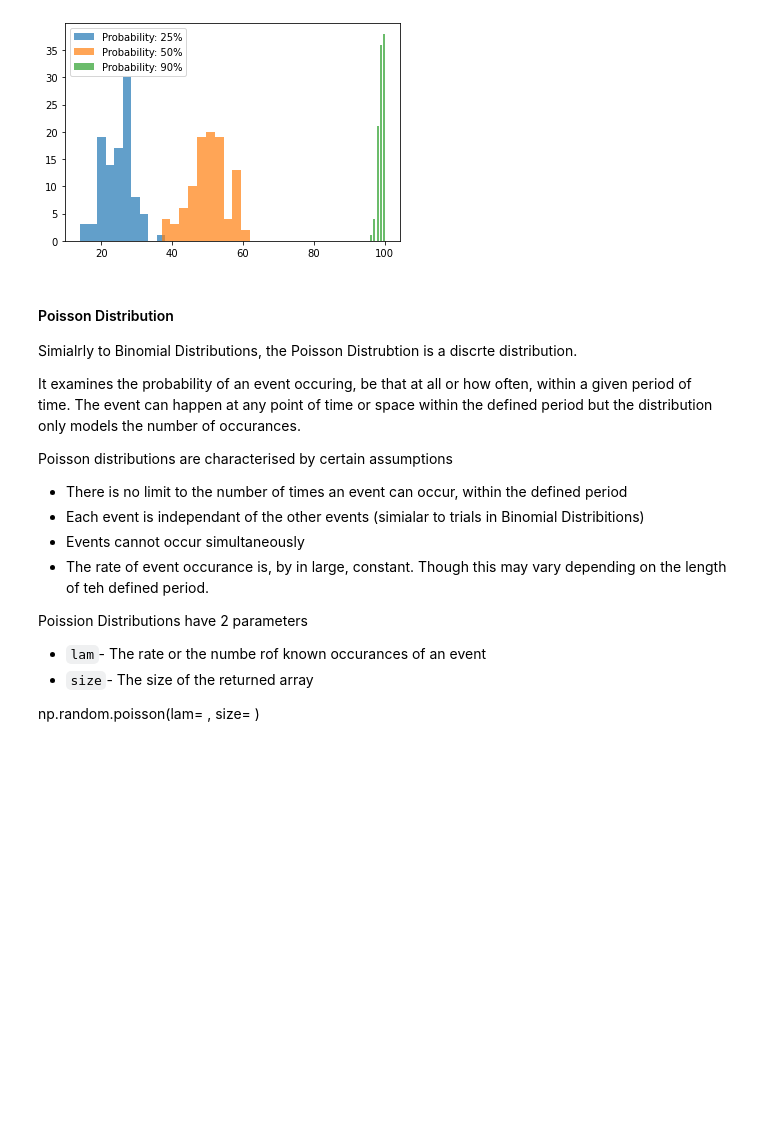
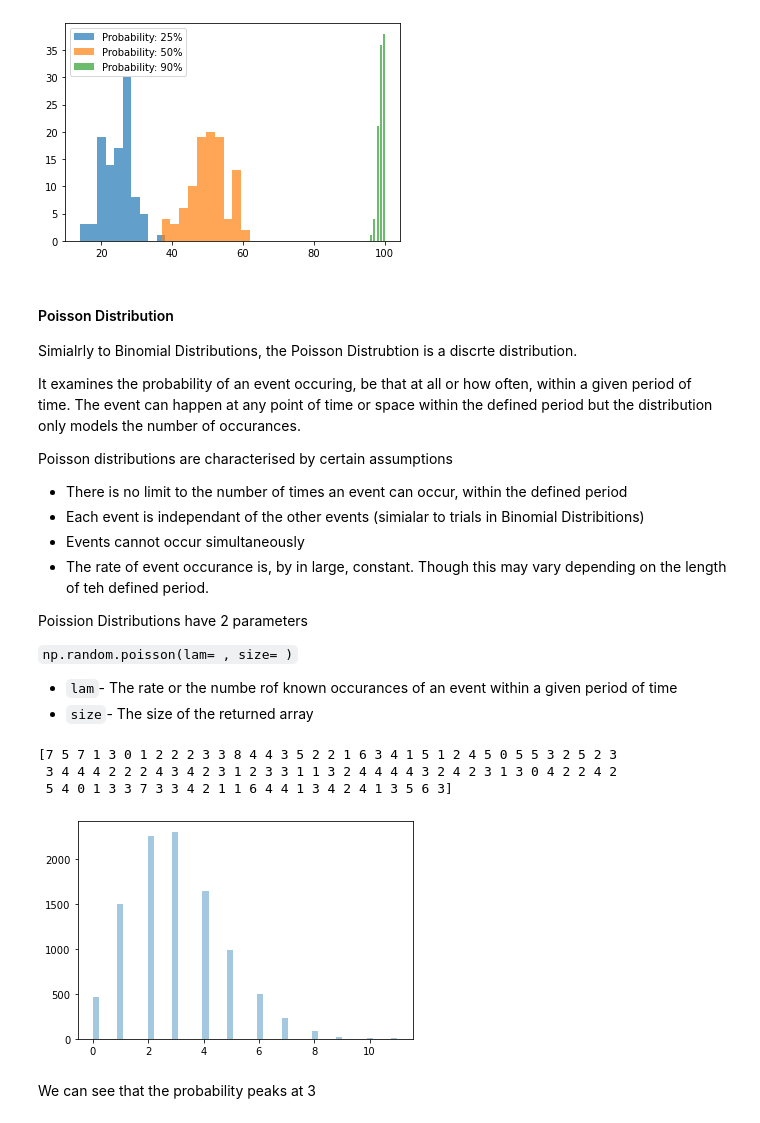
Before and after one commit to SharonNicG/52465-Assignment, a Jupyter notebook: NumPy-Random Assignment.ipynb, the cells around one changed output. Drawn from its saved outputs; the diff is of its cells as text; code cells hidden in the pictures; blank space fills up the shorter version.

Commit message:
Insertion of Seaborn DistPlot to demonstrate Poisson Distribution

```diff
--- a/NumPy-Random Assignment.ipynb
+++ b/NumPy-Random Assignment.ipynb
@@ -397,7 +397,24 @@ Poisson distributions are characterised by certain assumptions
 - The rate of event occurance is, by in large, constant. Though this may vary depending on the length of teh defined period.
 
 Poission Distributions have 2 parameters
-* `lam`- The rate or the numbe rof known occurances of an event
+
+`np.random.poisson(lam= , size= )`
+* `lam`- The rate or the numbe rof known occurances of an event within a given period of time
 * `size`- The size of the returned array
-
-np.random.poisson(lam= , size= )
+# %%
+Pois_1 = np.random.poisson(3, 100) # Here we are looking for the number of times an event will occur at a rate of 3 per unit of time
+                                    # in 100 instances
+print (Pois_1)
+# %% [output]
+[7 5 7 1 3 0 1 2 2 2 3 3 8 4 4 3 5 2 2 1 6 3 4 1 5 1 2 4 5 0 5 5 3 2 5 2 3
+ 3 4 4 4 2 2 2 4 3 4 2 3 1 2 3 3 1 1 3 2 4 4 4 4 3 2 4 2 3 1 3 0 4 2 2 4 2
+ 5 4 0 1 3 3 7 3 3 4 2 1 1 6 4 4 1 3 4 2 4 1 3 5 6 3]
+# %%
+sns.distplot(np.random.poisson(3, 10000), hist=True, kde=False)
+# Here we are looking to visualise the probabale number of times an event will occur in 1000 instances
+# at a rate of 3 occurances per unit of time
+plt.show()
+# %% [output]
+[figure, added]
+# %% [markdown]
+We can see that the probability peaks at 3
```
